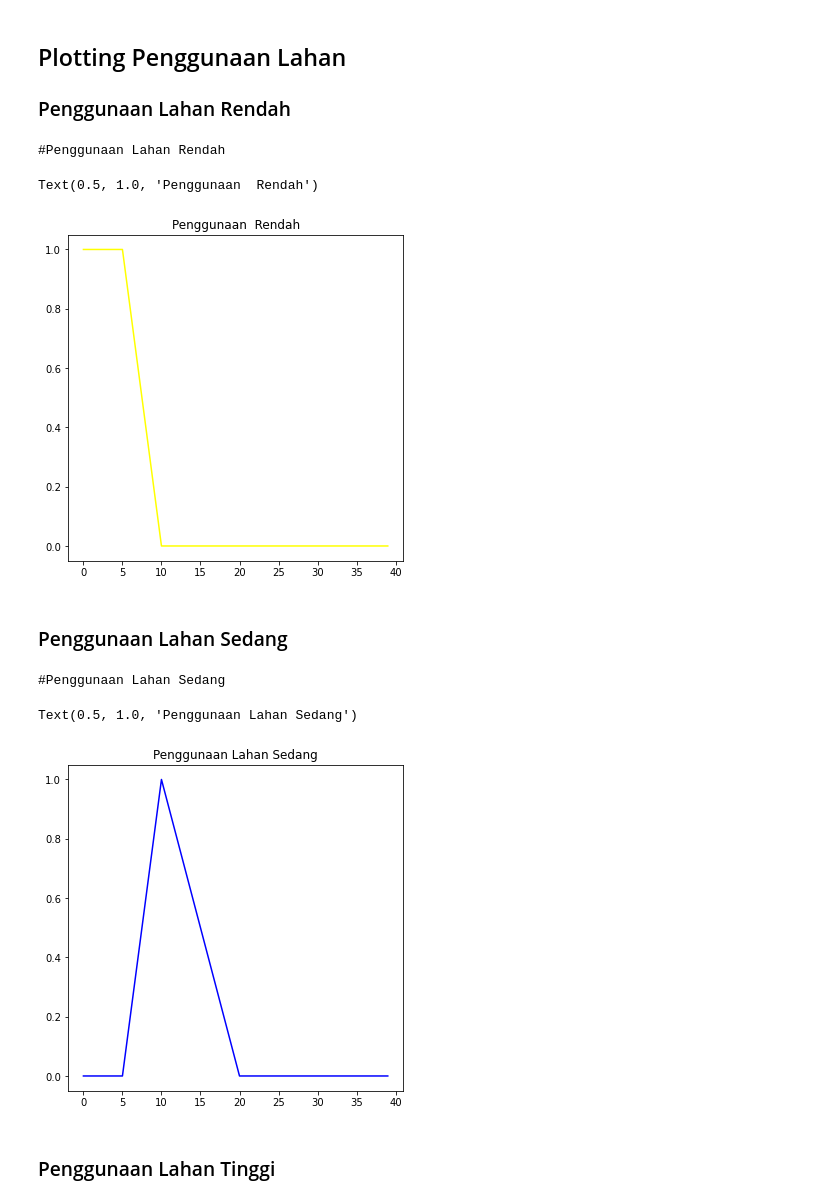
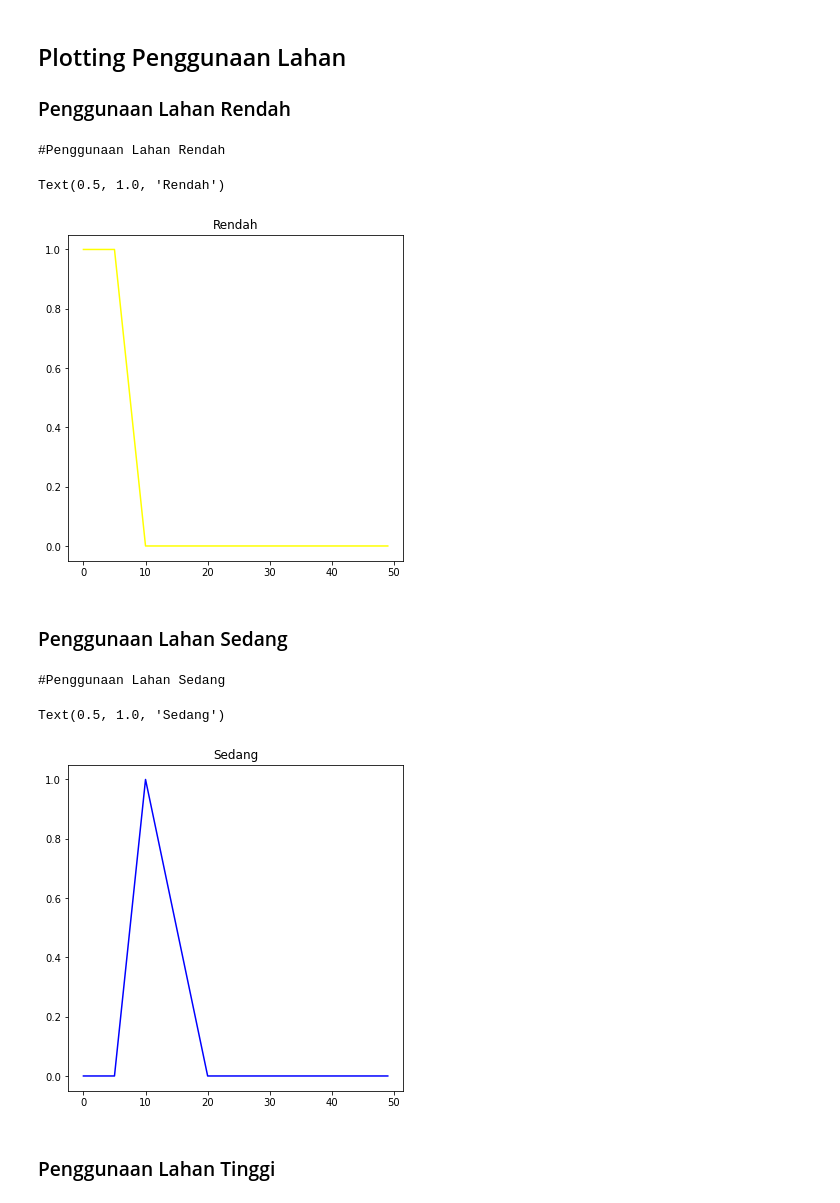
Before and after one commit to Bariq09/Penentuan-Kerawana-Longsor, a Jupyter notebook: proyek AI.ipynb, the cells around one changed output. Drawn from its saved outputs; the diff is of its cells as text; code cells hidden in the pictures.

```diff
--- a/proyek AI.ipynb
+++ b/proyek AI.ipynb
@@ -463,7 +543,7 @@ Tinggi 20 -30
 
 Sangat Tinggi < 40
 # %%
-land_use = ctrl.Antecedent(np.arange(0,40,1),'Penggunaan Lahan')
-use_x = np.arange(0,40,1)
+land_use = ctrl.Antecedent(np.arange(0,50,1),'land_use')
+use_x = np.arange(0,50,1)
 # %%
 land_use["Rendah"] = fuzz.trapmf(land_use.universe,[0,0,5,10])
@@ -479,24 +559,24 @@ print('#Penggunaan Lahan Rendah')
 land_low_use = fuzz.trapmf(use_x,[0,0,5,10])
 fig, (ax0) = plt.subplots(nrows=1, figsize=(6,6))
 ax0.plot(use_x, land_low_use, 'yellow')
-ax0.set_title('Penggunaan  Rendah')
+ax0.set_title('Rendah')
 # %% [output]
 #Penggunaan Lahan Rendah
-Text(0.5, 1.0, 'Penggunaan  Rendah')
+Text(0.5, 1.0, 'Rendah')
-[figure, old version]
+[figure, new version]
 # %% [markdown]
 ### Penggunaan Lahan Sedang
 # %%
 #Penggunaan Lahan Sedang
 print('#Penggunaan Lahan Sedang')
 land_mid_use = fuzz.trimf(use_x,[5,10,20])
 fig, (ax0) = plt.subplots(nrows=1, figsize=(6,6))
 ax0.plot(use_x, land_mid_use, 'blue')
-ax0.set_title('Penggunaan Lahan Sedang')
+ax0.set_title('Sedang')
 # %% [output]
 #Penggunaan Lahan Sedang
-Text(0.5, 1.0, 'Penggunaan Lahan Sedang')
+Text(0.5, 1.0, 'Sedang')
-[figure, old version]
+[figure, new version]
 # %% [markdown]
 ### Penggunaan Lahan Tinggi
 # %%
```
Also changed, not shown: parts of 56 cells of this notebook.
